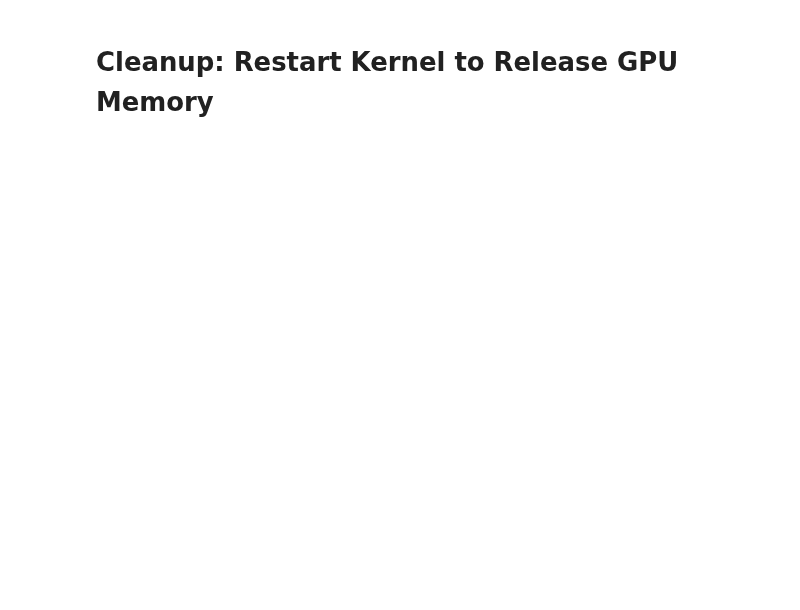
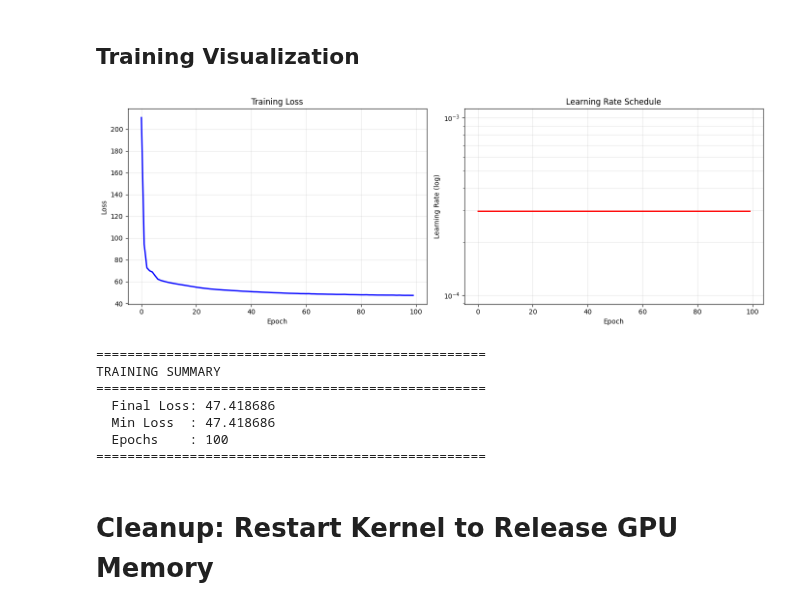
Before and after one commit to cataluna84/Generative_Deep_Learning, a Jupyter notebook: v1/notebooks/03_03_vae_digits_train.ipynb, the cells around one changed output. Saved outputs shown, nothing was run; the diff lists cells and outputs as text; code cells hidden in the pictures; blank space fills up the shorter version.

```diff
--- a/v1/notebooks/03_03_vae_digits_train.ipynb
+++ b/v1/notebooks/03_03_vae_digits_train.ipynb
@@ -158,5 +313,8 @@ vae.compile(OPTIMAL_LR, R_LOSS_FACTOR)
 # %%
-# Train with callbacks
+# ═══════════════════════════════════════════════════════════════════════════════
+# TRAIN VAE
+# ═══════════════════════════════════════════════════════════════════════════════
+
 vae.train(
     x_train,
     batch_size=BATCH_SIZE,
@@ -164,12 +322,12 @@ vae.train(
     run_folder=RUN_FOLDER,
     print_every_n_batches=PRINT_EVERY_N_BATCHES,
     initial_epoch=INITIAL_EPOCH,
-    lr_decay=1, # Disable internal scheduler to use external
+    lr_decay=1,  # Disable internal scheduler to use external
     extra_callbacks=[
         WandbMetricsLogger(),
         LRLogger(),
         get_lr_scheduler(monitor='loss', patience=5),
-        get_early_stopping(monitor='loss', patience=10)
+        get_early_stopping(monitor='loss', patience=10),
     ]
 )
 # %% [output]
@@ -224,3 +372,55 @@ Find logs at: ./wandb/run-20251231_162914-7ue77pdd/logs
+# %% [markdown]
+## Training Visualization
+# %%
+# ═══════════════════════════════════════════════════════════════════════════════
+# TRAINING VISUALIZATION
+# ═══════════════════════════════════════════════════════════════════════════════
+
+import matplotlib.pyplot as plt
+
+if hasattr(vae, 'model') and hasattr(vae.model, 'history') and vae.model.history:
+    history = vae.model.history.history
+
+    fig, axes = plt.subplots(1, 2, figsize=(14, 5))
+
+    # Loss plot
+    if 'loss' in history:
+        axes[0].plot(history['loss'], 'b-', linewidth=2)
+        axes[0].set_xlabel('Epoch')
+        axes[0].set_ylabel('Loss')
+        axes[0].set_title('Training Loss')
+        axes[0].grid(True, alpha=0.3)
+
+    # LR plot (log scale)
+    if 'learning_rate' in history:
+        axes[1].semilogy(history['learning_rate'], 'r-', linewidth=2)
+        axes[1].set_xlabel('Epoch')
+        axes[1].set_ylabel('Learning Rate (log)')
+        axes[1].set_title('Learning Rate Schedule')
+        axes[1].grid(True, which='both', alpha=0.3)
+
+    plt.tight_layout()
+    plt.savefig(os.path.join(RUN_FOLDER, 'training_summary.png'), dpi=150)
+    plt.show()
+
+    print(f"\n{'='*50}")
+    print("TRAINING SUMMARY")
+    print(f"{'='*50}")
+    print(f"  Final Loss: {history['loss'][-1]:.6f}")
+    print(f"  Min Loss  : {min(history['loss']):.6f}")
+    print(f"  Epochs    : {len(history['loss'])}")
+    print(f"{'='*50}")
+else:
+    print("No training history available.")
+# %% [output]
+[figure, added]
+==================================================
+TRAINING SUMMARY
+==================================================
+  Final Loss: 47.418686
+  Min Loss  : 47.418686
+  Epochs    : 100
+==================================================
 # %% [markdown]
 # Cleanup: Restart Kernel to Release GPU Memory
 # %%
```
Also changed, not shown: parts of 30 cells of this notebook, 18 other files.
